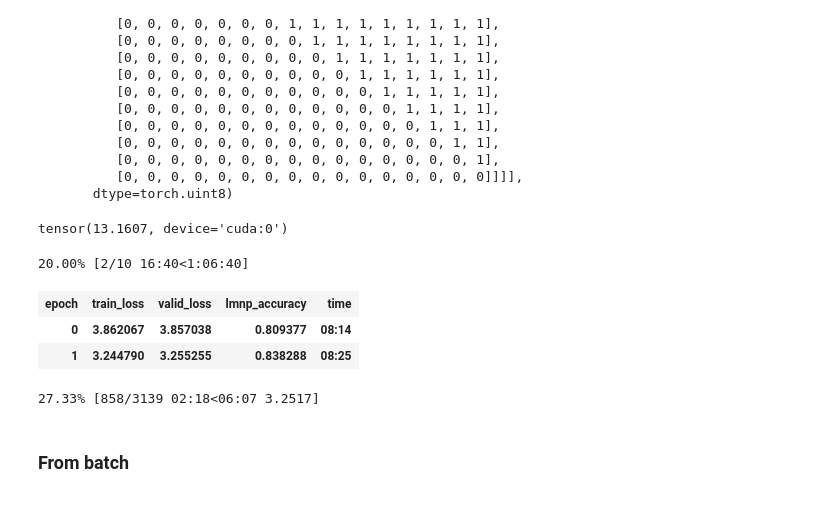
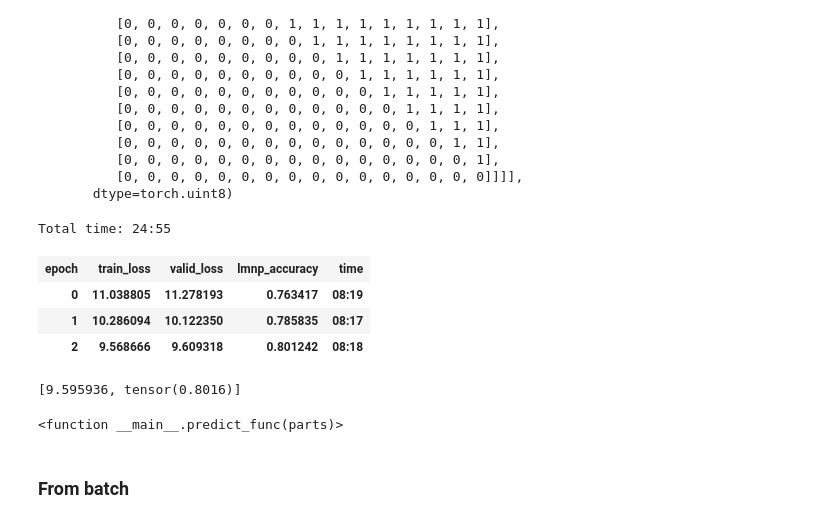
Before and after one commit to bearpelican/musicautobot, a Jupyter notebook: ht-4-training-1bar-dur.ipynb, the cells around one changed output. Cells and saved outputs as stored; diff of their text form; code cells hidden in the pictures.

```diff
--- a/ht-4-training-1bar-dur.ipynb
+++ b/ht-4-training-1bar-dur.ipynb
@@ -23,6 +23,7 @@ import torch.nn as nn
 # %%
 from ht_encode import *
 import ht_encode
+enc_config.continuous=False
 # %%
 bs=8
 bptt=128
@@ -59,6 +60,7 @@ eN,eO,eD,eI = EMB_MAP
 # eN,eO,eD,eI,eB,eM = EMB_MAP
 # %%
 LOSS_WEIGHTS = [1,1,1,0.2,0.2,0.2,0.1,.2,.2]
+LOSS_WEIGHTS = [1] * len(ENC_IDXS)
 # %%
 idx2embidx = {
     iN:eN,iNO:eO,iND:eD,
@@ -326,26 +328,22 @@ def lmnp_accuracy(inputs:Tensor, target:Tensor)->Rank0Tensor:
     return torch.tensor(np.nanmean(acc))
 # %%
 learn = language_model_learner(data, config, clip=0.25, loss_func=LMNPLoss(), metrics=[lmnp_accuracy])
-# %%
-ob = data.one_batch(cpu=False)
-out = learn.pred_batch(ob)
-learn.loss_func([c.cuda() for c in out], ob[1])
-# %% [output]
-tensor(13.1607, device='cuda:0')
 # %%
 # # # clip = 0.5
 # learn.lr_find(num_it=300)
 # learn.recorder.plot()
 # %%
-learn.fit_one_cycle(10, 2e-4)
+learn.fit_one_cycle(3, 2e-4)
 # %% [output]
-20.00% [2/10 16:40<1:06:40]
+Total time: 24:55
 | epoch | train_loss | valid_loss | lmnp_accuracy | time |
-| 0 | 3.862067 | 3.857038 | 0.809377 | 08:14 |
-| 1 | 3.244790 | 3.255255 | 0.838288 | 08:25 |
+| 0 | 11.038805 | 11.278193 | 0.763417 | 08:19 |
+| 1 | 10.286094 | 10.122350 | 0.785835 | 08:17 |
+| 2 | 9.568666 | 9.609318 | 0.801242 | 08:18 |
-27.33% [858/3139 02:18<06:07 3.2517]
 # %%
 learn.validate()
+# %% [output]
+[9.595936, tensor(0.8016)]
 # %%
 learn.save('first_run_10ep')
 # %%
@@ -356,6 +354,8 @@ def predict_func(parts): return [F.softmax(p, dim=-1) for p in parts]
 loss_func_name = camel2snake(learn.loss_func.__class__.__name__)
 basic_train.loss_func_name2activ[loss_func_name] = predict_func
 basic_train._loss_func2activ(learn.loss_func)
+# %% [output]
+<function __main__.predict_func(parts)>
 # %%
 bos_idx = enc_config.enc_offset+enc_config.bos_idx
 
```
Also changed, not shown: parts of 12 cells of this notebook, 1 other file.
